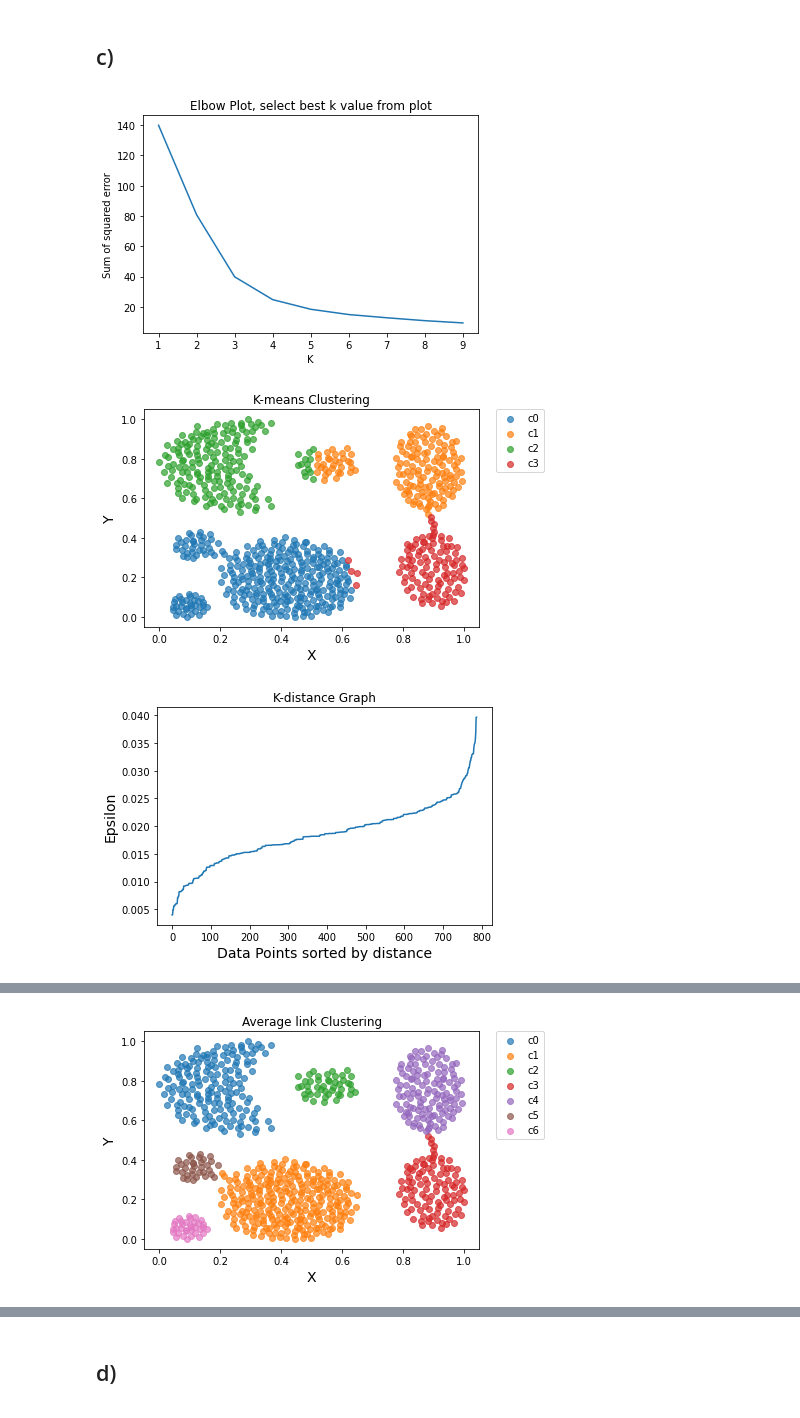
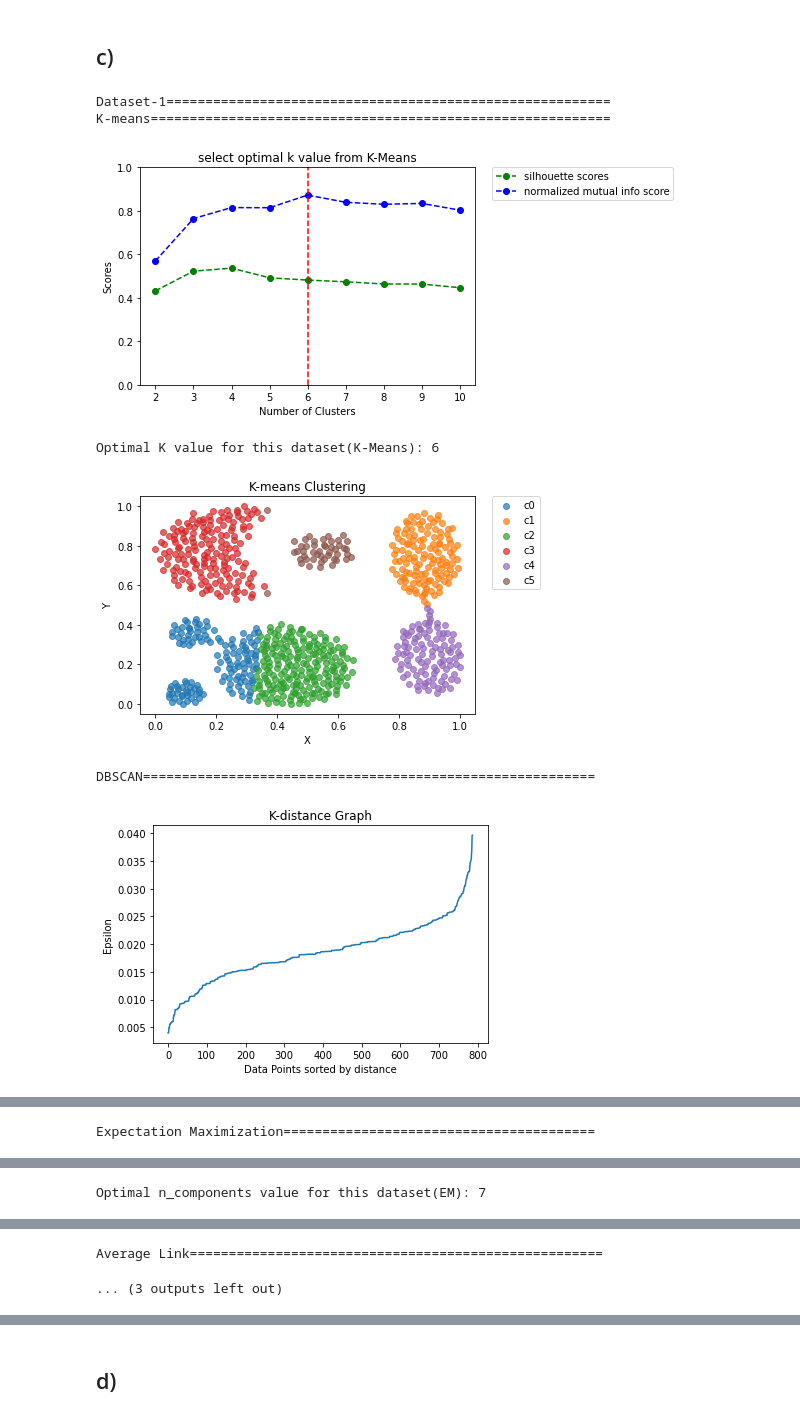
Before and after one commit to rafiqulislam21/pca_svd_clustring_and_apriori_algorithm_with_python, a Jupyter notebook: pca_svd_clustring_and_apriori_algorithm.ipynb, the cells around one changed output, grey strips where cells are left out. Drawn from its saved outputs; the diff is of its cells as text; code cells hidden in the pictures.

```diff
--- a/pca_svd_clustring_and_apriori_algorithm.ipynb
+++ b/pca_svd_clustring_and_apriori_algorithm.ipynb
@@ -467,39 +611,35 @@ DBSCAN will cluster the same dataset differently depending on this parameter. To
 ## c)
 # %%
 #using sklearn.metrics compare all the algorithm results
-#for dataset 1-------------------------------------
+#Dataset-1 ------------------------------------------------------------------------------------------------------------------
 
 #k-means
-km_score_df1 = k_means(n_clusters=4, df=df1)
+print("Dataset-1=========================================================")
+print("K-means===========================================================")
+km_score_df1 = k_means(df=df1)
 
 #DBSCAN
+print("\nDBSCAN==========================================================")
 dbscan_score_df1 = db_scan(eps=0.036,
                            min_samples=5,
                            df=df1)
 
 #expectation maximization
-em_score_df1 = expectation_maximization(n_components=7,
-                                        covariance_type='diag',
-                                        max_iter=100,
+print("\nExpectation Maximization========================================")
+em_score_df1 = expectation_maximization(covariance_type='full',
+                                        n_init=10,
                                         init_params='kmeans',
                                         df=df1)
 
-#average link------------------------------------------------------
-#Find best n_clusters for average link using dendogram graph
-plt.title("Dendrograms to choose n_cluster")
-dend = shc.dendrogram(shc.linkage(df1[['X','Y']], method="average"))
-# show_leaf_counts
-plt.axhline(y=0.27, color='r', linestyle='--')
-plt.xlabel('Samples')
-plt.ylabel('Distance')
-plt.show()
-#As rule of thumb, we look for the clusters with the longest "branches" or the "longest dendrogram distance".
-#In this case we can see form dendo gram the red dotted line croesses 7 vertical line. so our n_cluster will be 7
-
-al_score_df1 = average_link(n_clusters=7,
-                            linkage="average",
+#average link
+print("\nAverage Link=====================================================")
+al_score_df1 = average_link(linkage="average",
                             df=df1)
 # %% [output]
+Dataset-1=========================================================
+K-means===========================================================
-[figure, old version]
+[figure, new version]
+Optimal K value for this dataset(K-Means): 6
-[figure, old version]
+[figure, new version]
+DBSCAN==========================================================
-[figure, old version]
+[figure, new version]
@@ -506,0 +647 @@ al_score_df1 = average_link(n_clusters=7,
+Expectation Maximization========================================
@@ -507,0 +649 @@ al_score_df1 = average_link(n_clusters=7,
+Optimal n_components value for this dataset(EM): 7
@@ -509,2 +651,3 @@ al_score_df1 = average_link(n_clusters=7,
-[figure, removed]
+Average Link=====================================================
+... (3 outputs left out)
 # %%
```
Also changed, not shown: parts of 13 cells of this notebook.
